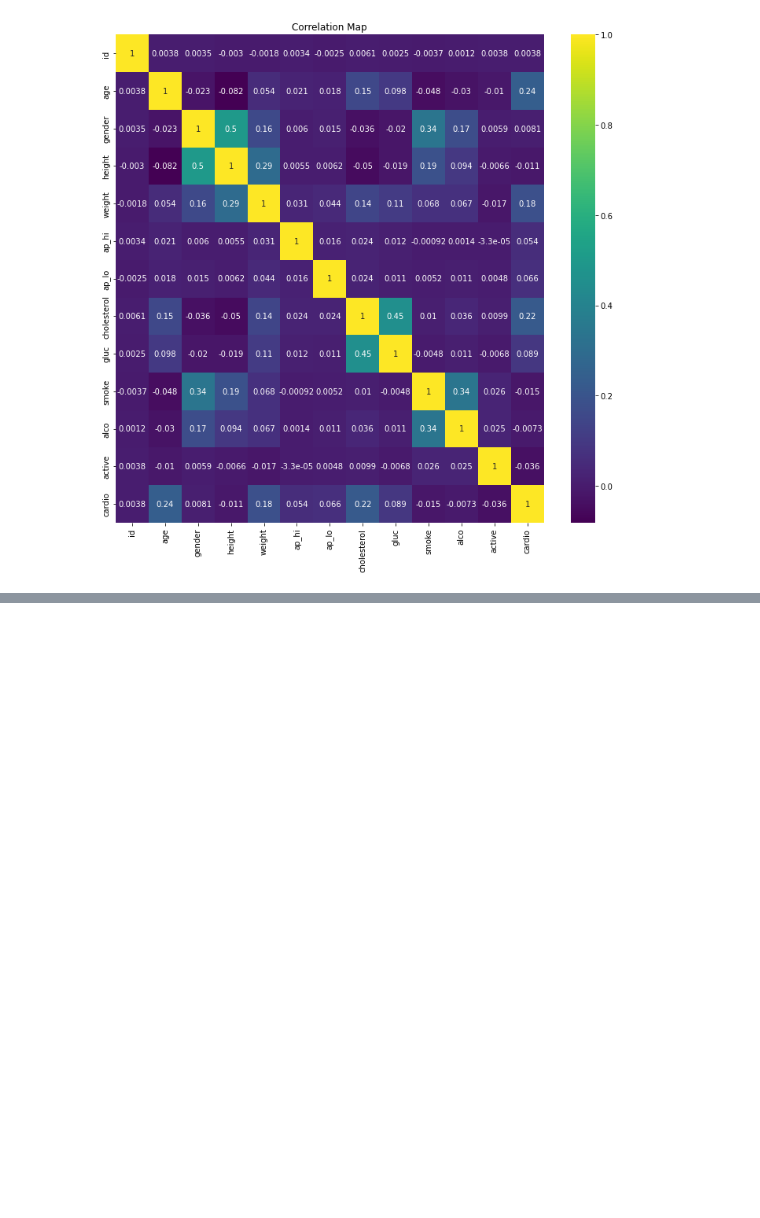
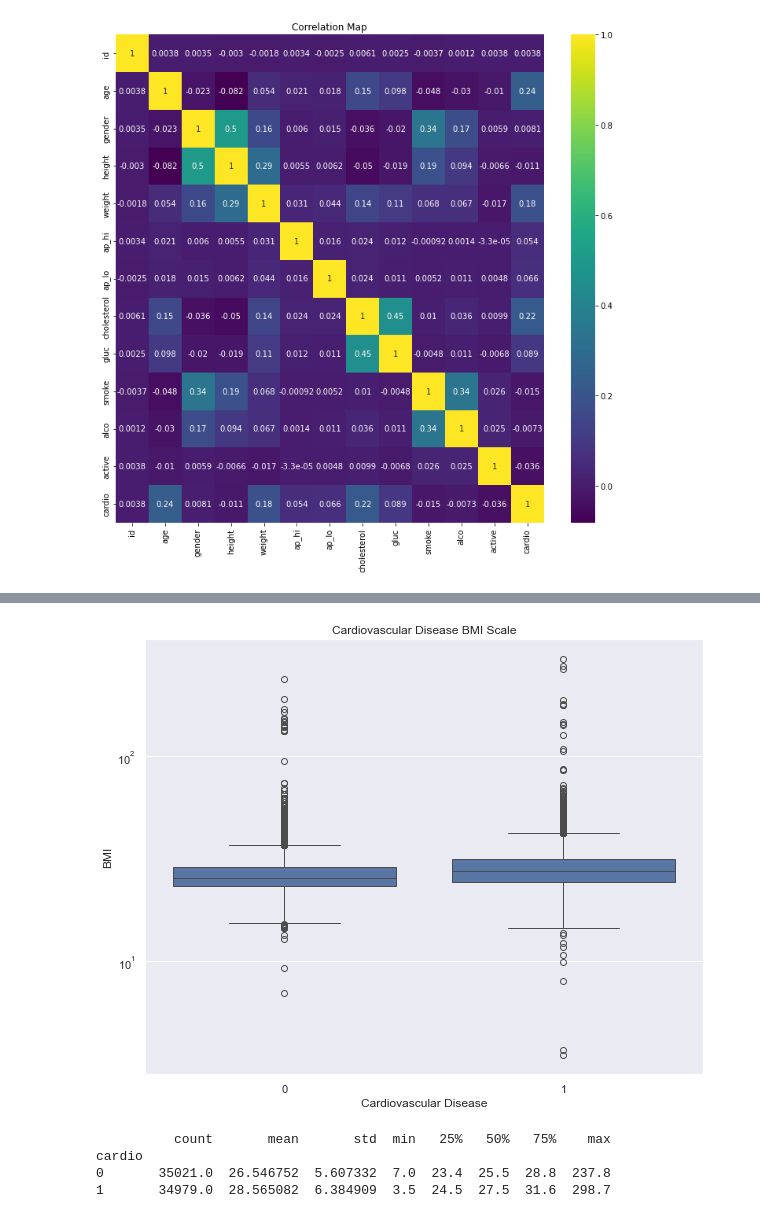
Before and after one commit to chantsin/Cardiovascular_Disease, a Jupyter notebook: Cardiovascular_Disease_Analysis.ipynb, the cells around one changed output, grey strips where cells are left out. Cells and saved outputs as stored; diff of their text form; code cells hidden in the pictures; blank space fills up the shorter version.

```diff
--- a/Cardiovascular_Disease_Analysis.ipynb
+++ b/Cardiovascular_Disease_Analysis.ipynb
@@ -154,0 +275,7 @@ px.bar(cvd_by_chol, x='Cholesterol Levels', y='Average Cardiovascular Disease',
+# %%
+def bmi(w: float, h: int) -> float:
+    # Remember weight must be in kg and height in meters
+    body_mass_index = round(w/(h**2), 1)
+    return body_mass_index
+# %%
+df['bmi'] = bmi(df['weight'], df['height']/100) # Convert height from cm to m
@@ -154,0 +286,16 @@ px.bar(cvd_by_chol, x='Cholesterol Levels', y='Average Cardiovascular Disease',
+# %%
+plt.figure(figsize=(10,8))
+sns.boxplot(data=df, x='cardio', y='bmi')
+plt.title("Cardiovascular Disease BMI Scale")
+plt.xlabel('Cardiovascular Disease')
+plt.ylabel('BMI')
+plt.yscale('log')
+plt.show()
+
+print(df.groupby(['cardio'])['bmi'].describe())
+# %% [output]
+[figure, added]
+          count       mean       std  min   25%   50%   75%    max
+cardio
+0       35021.0  26.546752  5.607332  7.0  23.4  25.5  28.8  237.8
+1       34979.0  28.565082  6.384909  3.5  24.5  27.5  31.6  298.7
```
Also changed, not shown: parts of 32 cells of this notebook.
